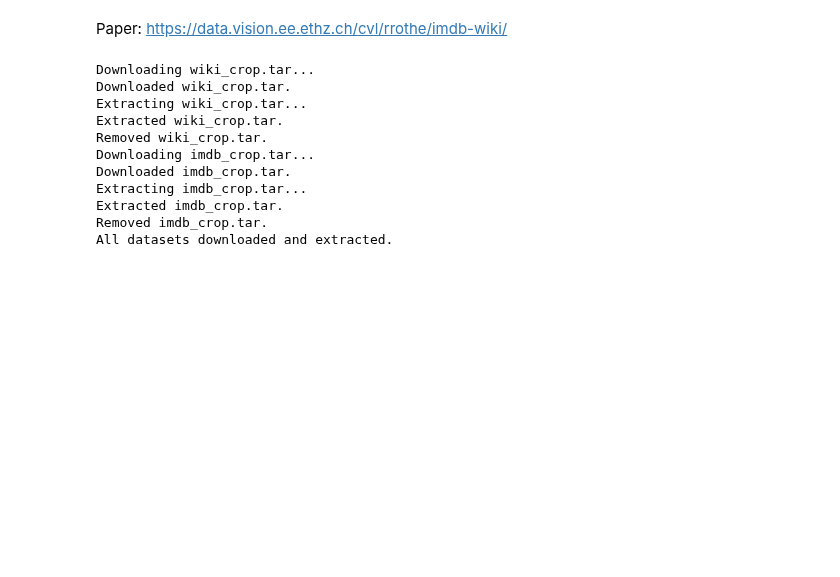
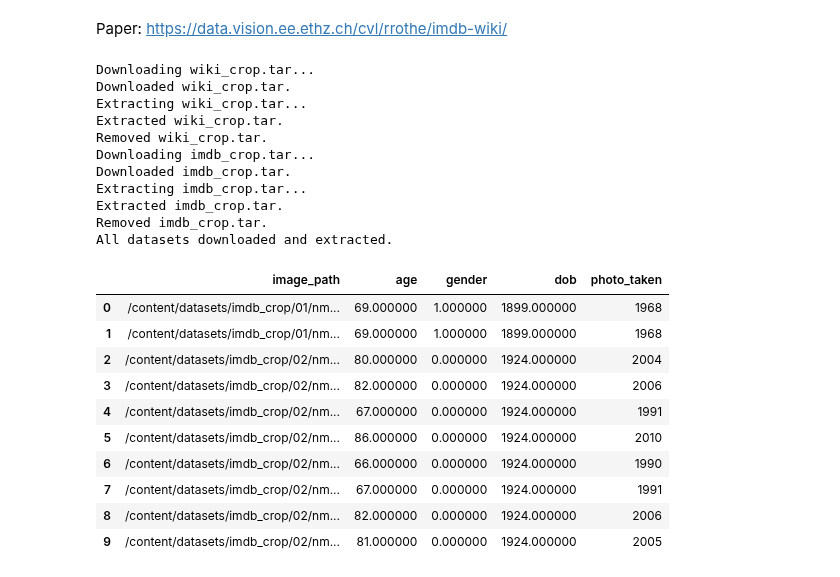
Before and after one commit to mortgad/DLVR, a Jupyter notebook: IMDB_WIKI.ipynb, the cells around one changed output. Saved outputs shown, nothing was run; the diff lists cells and outputs as text; code cells hidden in the pictures; blank space fills up the shorter version.

```diff
--- a/IMDB_WIKI.ipynb
+++ b/IMDB_WIKI.ipynb
@@ -60,27 +60,96 @@ All datasets downloaded and extracted.
 # %%
 # Locate the .mat file and load it
 mat_file_path = os.path.join(extract_dir, 'imdb/imdb.mat')
 data = loadmat(mat_file_path)
 metadata = data['imdb'][0, 0]
 
 import datetime
 import numpy as np
 
 def matlab_datenum_to_year(matlab_datenum):
     """Convert MATLAB datenum to year, with error handling for extreme values."""
     try:
         python_base_date = datetime.datetime(1, 1, 1)
         days_offset = int(matlab_datenum) - 366  # Convert to integer
         converted_date = python_base_date + datetime.timedelta(days=days_offset)
         return converted_date.year
     except OverflowError:
         # print(f"OverflowError: Unable to convert MATLAB datenum {matlab_datenum}.")
         return None
 
 dob = metadata['dob'][0]
 dob_years = [matlab_datenum_to_year(date[0] if isinstance(date, np.ndarray) else date) for date in dob]
 photo_taken = metadata['photo_taken'][0]
 full_paths = metadata['full_path'][0]
 gender = metadata['gender'][0]
 face_score = metadata['face_score'][0]
 second_face_score = metadata['second_face_score'][0]
+
+# Ensure dob_years has np.nan for invalid entries
+dob_years = np.array([year if year is not None else np.nan for year in dob_years], dtype=float)
+
+# Calculate age while keeping alignment
+ages = np.array([photo - dob if dob is not None else np.nan for dob, photo in zip(dob_years, photo_taken)])
+
+# Filter valid indices based on face_score, second_face_score, and valid dob_years
+valid_indices = np.where((face_score > 1.0) & (np.isnan(second_face_score)) & (~np.isnan(dob_years)))[0]
+
+# Apply the filter to the arrays
+filtered_paths = full_paths[valid_indices]
+filtered_ages = ages[valid_indices]
+filtered_gender = gender[valid_indices]
+filtered_dob = dob_years[valid_indices]
+filtered_photo_taken = photo_taken[valid_indices]
+
+# Convert paths to strings and create a full path for each image
+base_image_path = "/content/datasets/imdb_crop/"
+image_paths = [os.path.join(base_image_path, path[0]) for path in filtered_paths]
+
+# Set minimum dimensions for ResNet input and initialize filtered lists
+min_width, min_height = 224, 224
+valid_image_paths = []
+valid_ages = []
+valid_gender = []
+valid_dob = []
+valid_photo_taken = []
+
+# Check each image for dimensions and RGB mode
+from PIL import Image
+for i, path in enumerate(image_paths):
+    try:
+        with Image.open(path) as img:
+            # Check if image meets the minimum size and has RGB channels
+            if img.width >= min_width and img.height >= min_height and img.mode == 'RGB':
+                valid_image_paths.append(path)
+                valid_ages.append(filtered_ages[i])
+                valid_gender.append(filtered_gender[i])
+                valid_dob.append(filtered_dob[i])
+                valid_photo_taken.append(filtered_photo_taken[i])
+    except Exception as e:
+        print(f"Error opening image {path}: {e}")
+        continue  # Skip image if there's an error
+
+# Create final DataFrame with filtered images and metadata
+import pandas as pd
+df = pd.DataFrame({
+    "image_path": valid_image_paths,
+    "age": valid_ages,
+    "gender": valid_gender,
+    "dob": valid_dob,
+    "photo_taken": valid_photo_taken
+})
+
+# Display the first 10 rows of the DataFrame
+df.head(10).style.set_properties(**{'text-align': 'center'})
+# %% [output]
+|  | image_path | age | gender | dob | photo_taken |
+| 0 | /content/datasets/imdb_crop/01/nm... | 69.000000 | 1.000000 | 1899.000000 | 1968 |
+| 1 | /content/datasets/imdb_crop/01/nm... | 69.000000 | 1.000000 | 1899.000000 | 1968 |
+| 2 | /content/datasets/imdb_crop/02/nm... | 80.000000 | 0.000000 | 1924.000000 | 2004 |
+| 3 | /content/datasets/imdb_crop/02/nm... | 82.000000 | 0.000000 | 1924.000000 | 2006 |
+| 4 | /content/datasets/imdb_crop/02/nm... | 67.000000 | 0.000000 | 1924.000000 | 1991 |
+| 5 | /content/datasets/imdb_crop/02/nm... | 86.000000 | 0.000000 | 1924.000000 | 2010 |
+| 6 | /content/datasets/imdb_crop/02/nm... | 66.000000 | 0.000000 | 1924.000000 | 1990 |
+| 7 | /content/datasets/imdb_crop/02/nm... | 67.000000 | 0.000000 | 1924.000000 | 1991 |
+| 8 | /content/datasets/imdb_crop/02/nm... | 82.000000 | 0.000000 | 1924.000000 | 2006 |
+| 9 | /content/datasets/imdb_crop/02/nm... | 81.000000 | 0.000000 | 1924.000000 | 2005 |
```
Also changed, not shown: parts of 2 cells of this notebook.
